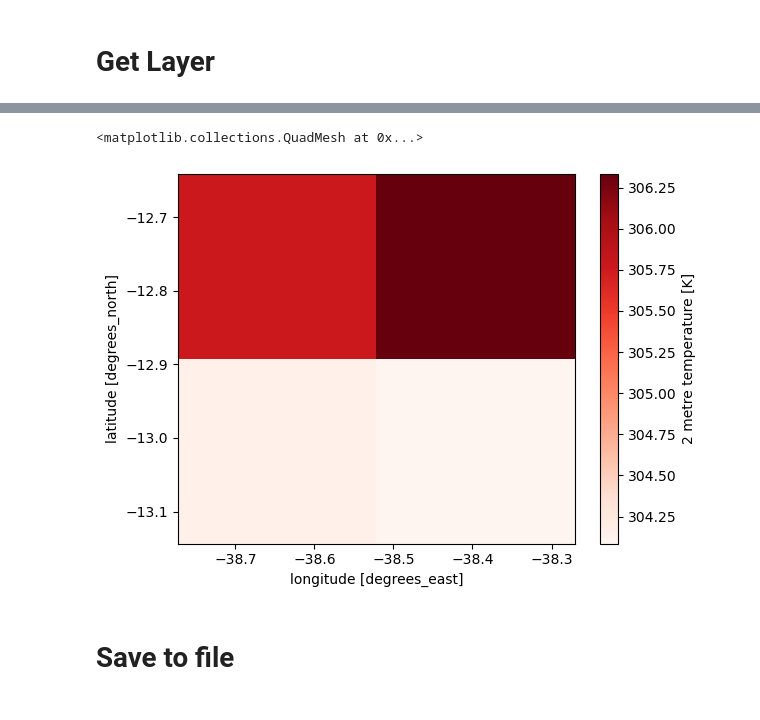
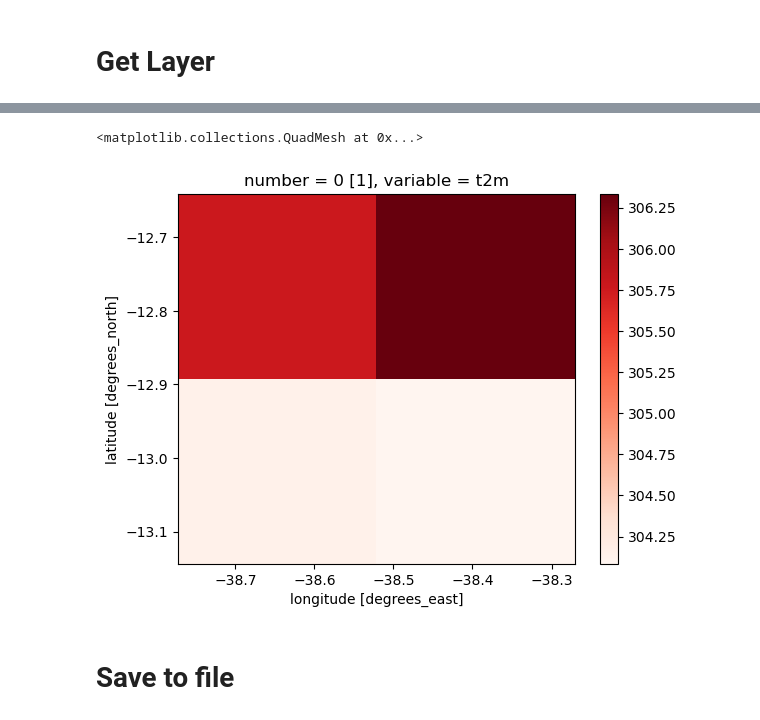
Before and after one commit to wri/cities-cif, a Jupyter notebook: notebooks/layers/era_5_hottest_day.ipynb, the cells around one changed output, grey strips where cells are left out. Saved outputs shown, nothing was run; the diff lists cells and outputs as text; code cells hidden in the pictures.

```diff
--- a/notebooks/layers/era_5_hottest_day.ipynb
+++ b/notebooks/layers/era_5_hottest_day.ipynb
@@ -28,13 +36,12 @@ era_5_hottest_day = Era5HottestDay().get_data(city_gdf.total_bounds)
 # %%
 # Find the time step with the maximum temperature
-max_temp_index = era_5_hottest_day['t2m'].argmax(dim='time')
-max_time = era_5_hottest_day['t2m']['time'].isel(time=max_temp_index)
+max_temp_index = era_5_hottest_day.sel(variable='t2m').argmax(dim='valid_time')
 
-# Select the data corresponding to the maximum time and plot
-era_5_hottest_day['t2m'].sel(time=max_time).plot(cmap='Reds')
+# # Select the data corresponding to the maximum time and plot
+era_5_hottest_day.sel(variable='t2m').isel(valid_time=max_temp_index).plot(cmap='Reds')
 # %% [output]
 <matplotlib.collections.QuadMesh at 0x...>
-[figure, old version]
+[figure, new version]
 # %% [markdown]
 # Save to file
 # %%
```
Also changed, not shown: parts of 2 cells of this notebook, 3 other files.
